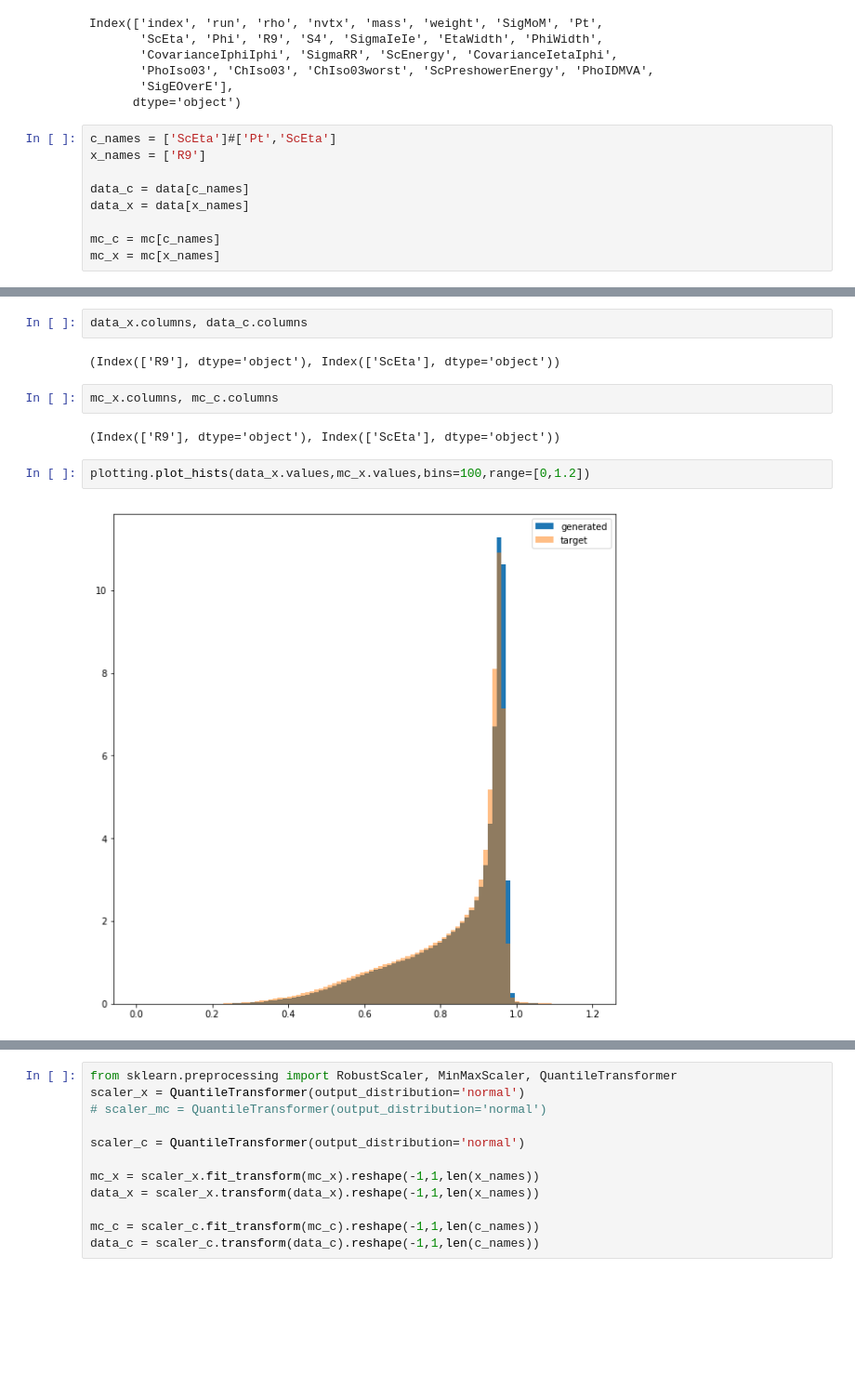
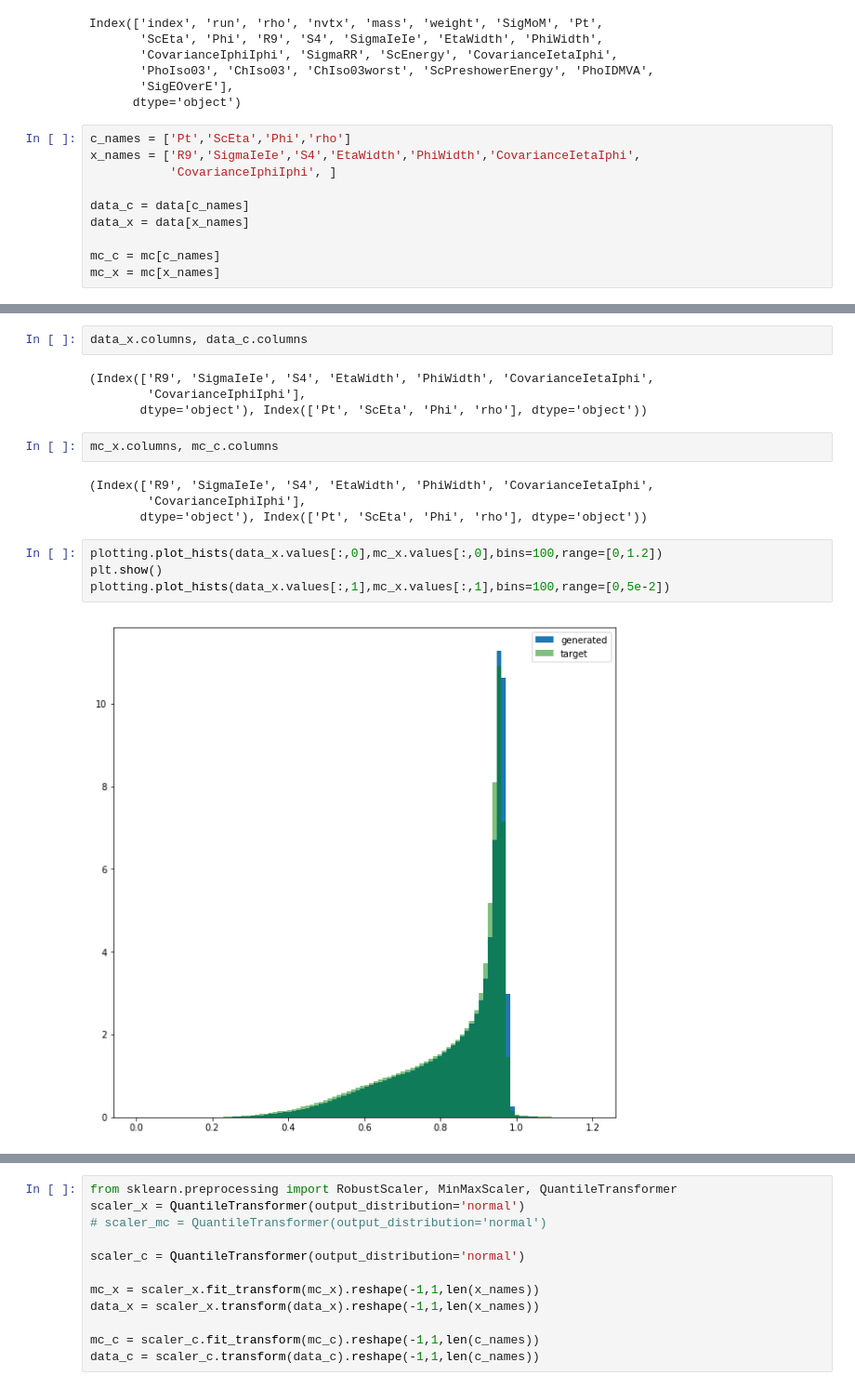
Before and after one commit to alberto-giampaolo/GAN, a Jupyter notebook: cms_zee_1D_conditional.ipynb, the cells around one changed output, grey strips where cells are left out. Shown at 93% size. Saved outputs shown, nothing was run; the diff lists cells and outputs as text; blank space fills up the shorter version.

```diff
--- a/cms_zee_1D_conditional.ipynb
+++ b/cms_zee_1D_conditional.ipynb
@@ -27,8 +27,9 @@ Index(['index', 'run', 'rho', 'nvtx', 'mass', 'weight', 'SigMoM', 'Pt',
        'SigEOverE'],
       dtype='object')
 # %%
-c_names = ['ScEta']#['Pt','ScEta']
-x_names = ['R9']
+c_names = ['Pt','ScEta','Phi','rho']
+x_names = ['R9','SigmaIeIe','S4','EtaWidth','PhiWidth','CovarianceIetaIphi',
+           'CovarianceIphiIphi', ]
 
 data_c = data[c_names]
 data_x = data[x_names]
@@ -45,12 +48,18 @@ data_x.columns, data_x.shape, data_c.columns, data_c.shape
 # %%
 data_x.columns, data_c.columns
 # %% [output]
-(Index(['R9'], dtype='object'), Index(['ScEta'], dtype='object'))
+(Index(['R9', 'SigmaIeIe', 'S4', 'EtaWidth', 'PhiWidth', 'CovarianceIetaIphi',
+        'CovarianceIphiIphi'],
+       dtype='object'), Index(['Pt', 'ScEta', 'Phi', 'rho'], dtype='object'))
 # %%
 mc_x.columns, mc_c.columns
 # %% [output]
-(Index(['R9'], dtype='object'), Index(['ScEta'], dtype='object'))
+(Index(['R9', 'SigmaIeIe', 'S4', 'EtaWidth', 'PhiWidth', 'CovarianceIetaIphi',
+        'CovarianceIphiIphi'],
+       dtype='object'), Index(['Pt', 'ScEta', 'Phi', 'rho'], dtype='object'))
 # %%
-plotting.plot_hists(data_x.values,mc_x.values,bins=100,range=[0,1.2])
+plotting.plot_hists(data_x.values[:,0],mc_x.values[:,0],bins=100,range=[0,1.2])
+plt.show()
+plotting.plot_hists(data_x.values[:,1],mc_x.values[:,1],bins=100,range=[0,5e-2])
 # %% [output]
-[figure, old version]
+[figure, new version]
```
Also changed, not shown: parts of 25 cells of this notebook.
